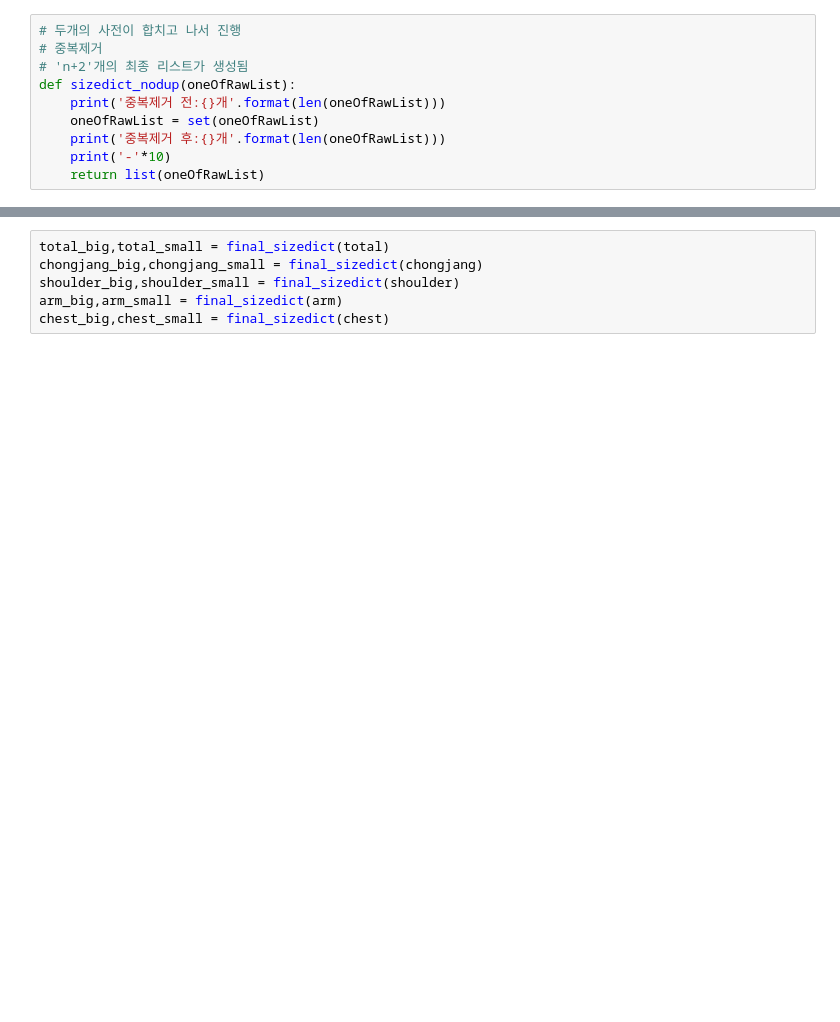
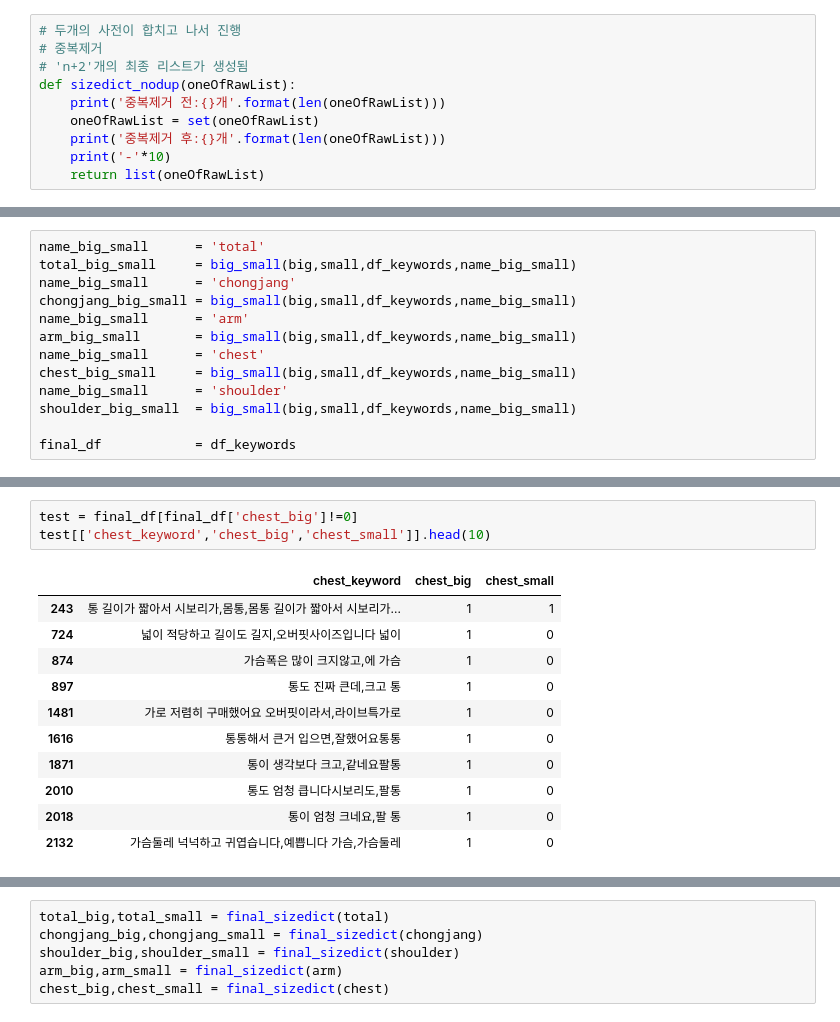
Before and after one commit to Park-taenam/BOAZ, a Jupyter notebook: jueun/dataProcessing.ipynb, the cells around one changed output, grey strips where cells are left out. Cells and saved outputs as stored; diff of their text form; blank space fills up the shorter version.

```diff
--- a/jueun/dataProcessing.ipynb
+++ b/jueun/dataProcessing.ipynb
@@ -313,0 +508,13 @@ big = sizedict_nodup(big)
+# %%
+name_big_small      = 'total'
+total_big_small     = big_small(big,small,df_keywords,name_big_small)
+name_big_small      = 'chongjang'
+chongjang_big_small = big_small(big,small,df_keywords,name_big_small)
+name_big_small      = 'arm'
+arm_big_small       = big_small(big,small,df_keywords,name_big_small)
+name_big_small      = 'chest'
+chest_big_small     = big_small(big,small,df_keywords,name_big_small)
+name_big_small      = 'shoulder'
+shoulder_big_small  = big_small(big,small,df_keywords,name_big_small)
+
+final_df            = df_keywords
@@ -313,0 +549,15 @@ big = sizedict_nodup(big)
+# %%
+test = final_df[final_df['chest_big']!=0]
+test[['chest_keyword','chest_big','chest_small']].head(10)
+# %% [output]
+|  | chest_keyword | chest_big | chest_small |
+| 243 | 통 길이가 짧아서 시보리가,몸통,몸통 길이가 짧아서 시보리가... | 1 | 1 |
+| 724 | 넓이 적당하고 길이도 길지,오버핏사이즈입니다 넓이 | 1 | 0 |
+| 874 | 가슴폭은 많이 크지않고,에 가슴 | 1 | 0 |
+| 897 | 통도 진짜 큰데,크고 통 | 1 | 0 |
+| 1481 | 가로 저렴히 구매했어요 오버핏이라서,라이브특가로 | 1 | 0 |
+| 1616 | 통통해서 큰거 입으면,잘했어요통통 | 1 | 0 |
+| 1871 | 통이 생각보다 크고,같네요팔통 | 1 | 0 |
+| 2010 | 통도 엄청 큽니다시보리도,팔통 | 1 | 0 |
+| 2018 | 통이 엄청 크네요,팔 통 | 1 | 0 |
+| 2132 | 가슴둘레 넉넉하고 귀엽습니다,예쁩니다 가슴,가슴둘레 | 1 | 0 |
```
Also changed, not shown: parts of 47 cells of this notebook, 1 other file.
